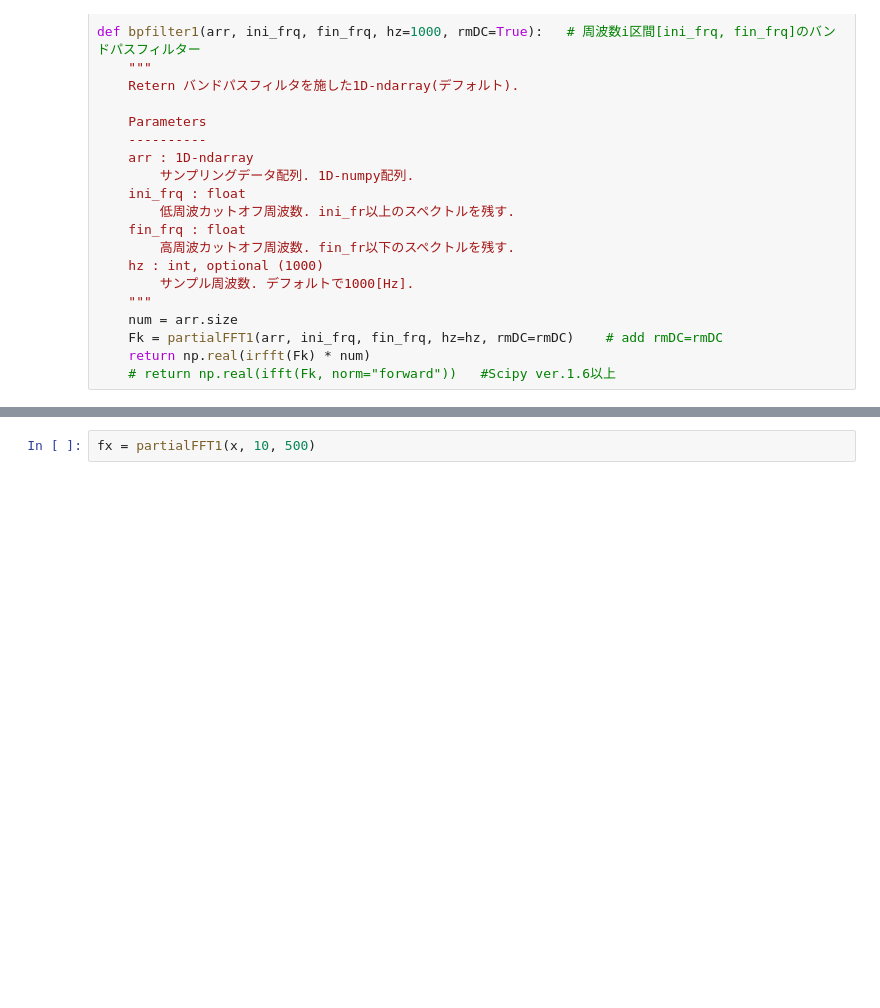
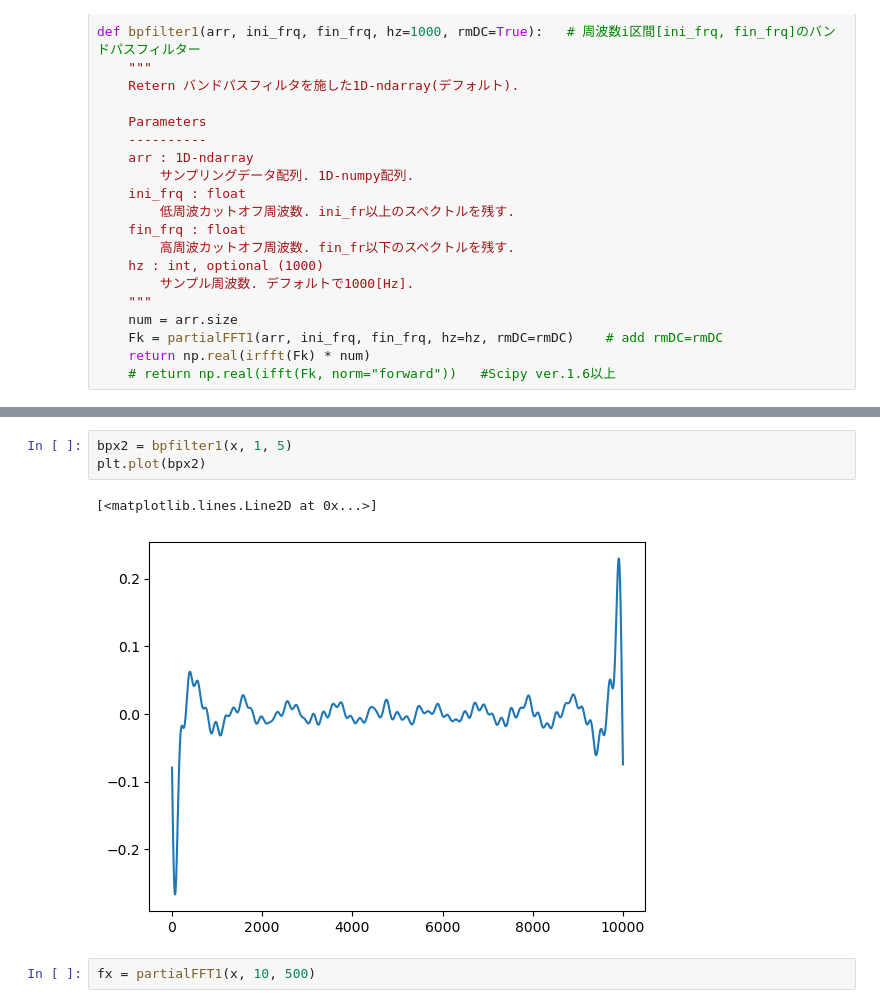
Before and after one commit to doppelgenkan/mymodules, a Jupyter notebook: new_bpfilter_try.ipynb, the cells around one changed output, grey strips where cells are left out. Cells and saved outputs as stored; diff of their text form; blank space fills up the shorter version.

```diff
--- a/new_bpfilter_try.ipynb
+++ b/new_bpfilter_try.ipynb
@@ -227,3 +272,9 @@ x = np.array([i/1000+1 for i in range(10000)])
+# %%
+bpx2 = bpfilter1(x, 1, 5)
+plt.plot(bpx2)
+# %% [output]
+[<matplotlib.lines.Line2D at 0x...>]
+[figure, added]
 # %%
 fx = partialFFT1(x, 10, 500)
 # %%
```
Also changed, not shown: parts of 13 cells of this notebook, 1 other file.
